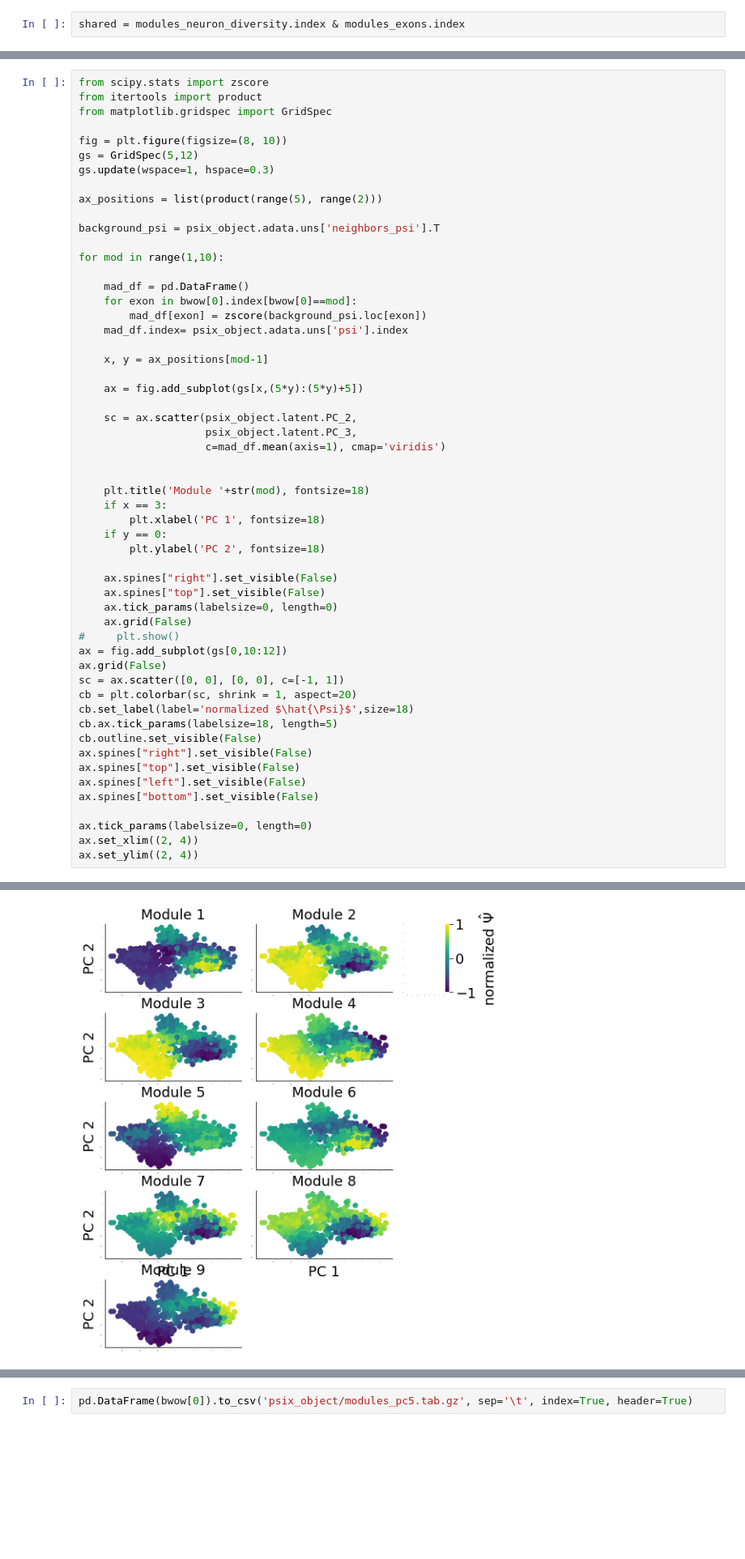
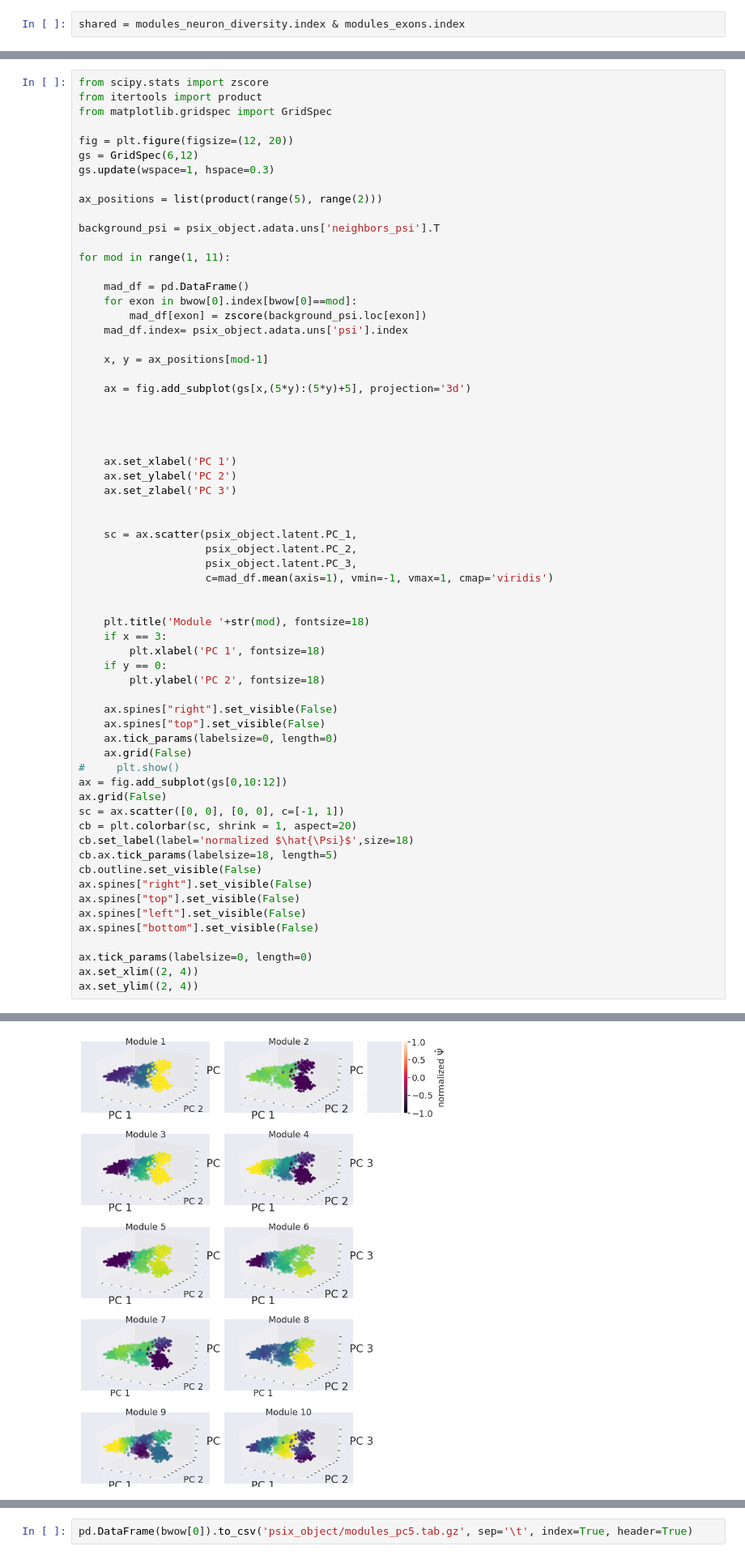
Before and after one commit to lareaulab/analysis_psix, a Jupyter notebook: mouse_brain_development/mouse_brain_development_scratch.ipynb, the cells around one changed output, grey strips where cells are left out. Shown at 81% size. Saved outputs shown, nothing was run; the diff lists cells and outputs as text; blank space fills up the shorter version.

Commit message:
3d psix

```diff
--- a/mouse_brain_development/mouse_brain_development_scratch.ipynb
+++ b/mouse_brain_development/mouse_brain_development_scratch.ipynb
@@ -169,15 +271,15 @@ from scipy.stats import zscore
 from itertools import product
 from matplotlib.gridspec import GridSpec
 
-fig = plt.figure(figsize=(8, 10))
-gs = GridSpec(5,12)
+fig = plt.figure(figsize=(12, 20))
+gs = GridSpec(6,12)
 gs.update(wspace=1, hspace=0.3)
 
 ax_positions = list(product(range(5), range(2)))
 
 background_psi = psix_object.adata.uns['neighbors_psi'].T
 
-for mod in range(1,10):
+for mod in range(1, 11):
 
     mad_df = pd.DataFrame()
     for exon in bwow[0].index[bwow[0]==mod]:
@@ -186,39 +288,48 @@ for mod in range(1,10):
 
     x, y = ax_positions[mod-1]
 
-    ax = fig.add_subplot(gs[x,(5*y):(5*y)+5])
+    ax = fig.add_subplot(gs[x,(5*y):(5*y)+5], projection='3d')
 
-    sc = ax.scatter(psix_object.latent.PC_2,
+
+
+
+    ax.set_xlabel('PC 1')
+    ax.set_ylabel('PC 2')
+    ax.set_zlabel('PC 3')
+
+
+    sc = ax.scatter(psix_object.latent.PC_1,
+                    psix_object.latent.PC_2,
                     psix_object.latent.PC_3,
-                    c=mad_df.mean(axis=1), cmap='viridis')
+                    c=mad_df.mean(axis=1), vmin=-1, vmax=1, cmap='viridis')
 
 
     plt.title('Module '+str(mod), fontsize=18)
     if x == 3:
         plt.xlabel('PC 1', fontsize=18)
     if y == 0:
         plt.ylabel('PC 2', fontsize=18)
 
     ax.spines["right"].set_visible(False)
     ax.spines["top"].set_visible(False)
     ax.tick_params(labelsize=0, length=0)
     ax.grid(False)
 #     plt.show()
 ax = fig.add_subplot(gs[0,10:12])
 ax.grid(False)
 sc = ax.scatter([0, 0], [0, 0], c=[-1, 1])
 cb = plt.colorbar(sc, shrink = 1, aspect=20)
 cb.set_label(label='normalized $\hat{\Psi}$',size=18)
 cb.ax.tick_params(labelsize=18, length=5)
 cb.outline.set_visible(False)
 ax.spines["right"].set_visible(False)
 ax.spines["top"].set_visible(False)
 ax.spines["left"].set_visible(False)
 ax.spines["bottom"].set_visible(False)
 
 ax.tick_params(labelsize=0, length=0)
 ax.set_xlim((2, 4))
 ax.set_ylim((2, 4))
 # %% [output]
 (2.0, 4.0)
-[figure, old version]
+[figure, new version]
```
Also changed, not shown: parts of 17 cells of this notebook, 17 other files.
